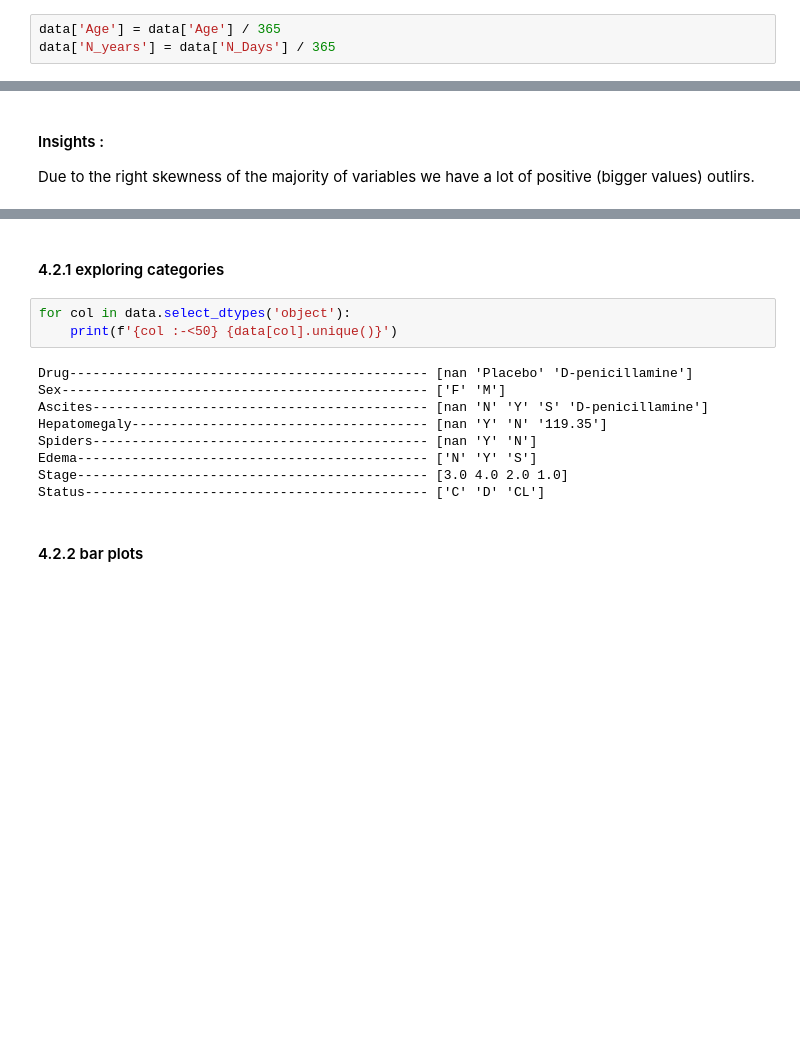
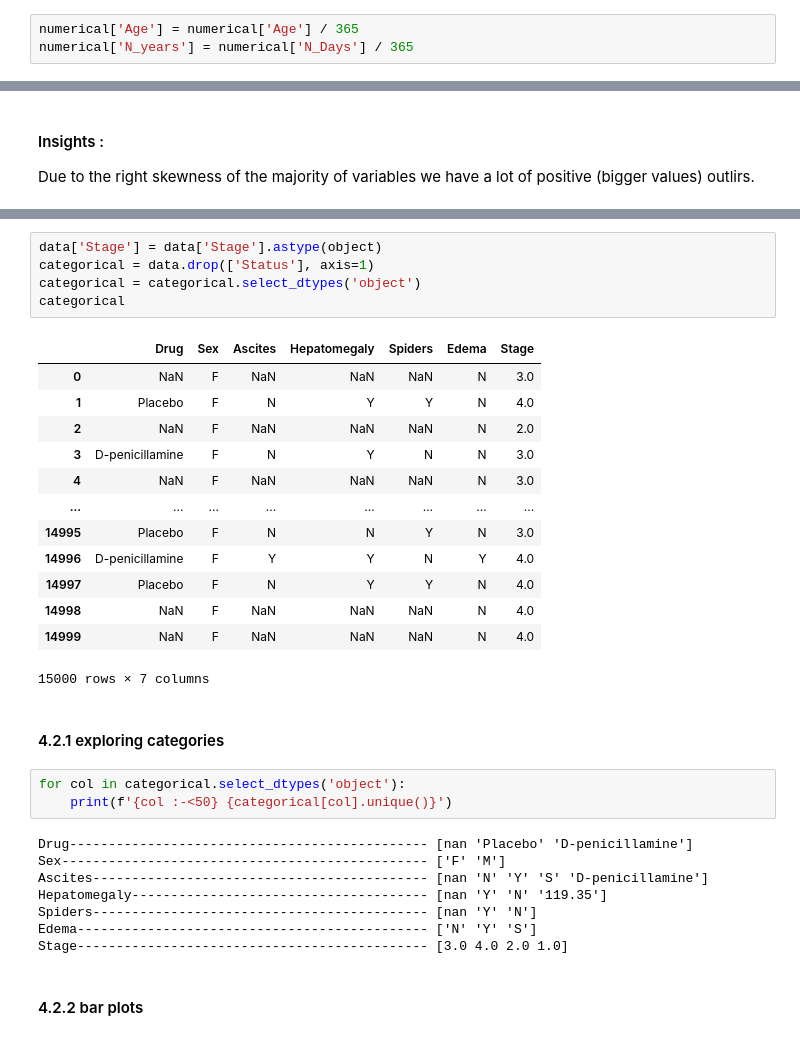
Before and after one commit to RiyadspX/Patients-Multi-class-Classification, a Jupyter notebook: notebooks/EDAx.ipynb, the cells around one changed output, grey strips where cells are left out. Cells and saved outputs as stored; diff of their text form; blank space fills up the shorter version.

```diff
--- a/notebooks/EDAx.ipynb
+++ b/notebooks/EDAx.ipynb
@@ -245,3 +260,3 @@ D = data[data['Status']=='D']
 # %%
-data['Age'] = data['Age'] / 365
-data['N_years'] = data['N_Days'] / 365
+numerical['Age'] = numerical['Age'] / 365
+numerical['N_years'] = numerical['N_Days'] / 365
@@ -312,8 +328,27 @@ Due to the right skewness of the majority of variables we have a lot of positive
+# %%
+data['Stage'] = data['Stage'].astype(object)
+categorical = data.drop(['Status'], axis=1)
+categorical = categorical.select_dtypes('object')
+categorical
+# %% [output]
+|  | Drug | Sex | Ascites | Hepatomegaly | Spiders | Edema | Stage |
+| 0 | NaN | F | NaN | NaN | NaN | N | 3.0 |
+| 1 | Placebo | F | N | Y | Y | N | 4.0 |
+| 2 | NaN | F | NaN | NaN | NaN | N | 2.0 |
+| 3 | D-penicillamine | F | N | Y | N | N | 3.0 |
+| 4 | NaN | F | NaN | NaN | NaN | N | 3.0 |
+| ... | ... | ... | ... | ... | ... | ... | ... |
+| 14995 | Placebo | F | N | N | Y | N | 3.0 |
+| 14996 | D-penicillamine | F | Y | Y | N | Y | 4.0 |
+| 14997 | Placebo | F | N | Y | Y | N | 4.0 |
+| 14998 | NaN | F | NaN | NaN | NaN | N | 4.0 |
+| 14999 | NaN | F | NaN | NaN | NaN | N | 4.0 |
+15000 rows × 7 columns
 # %% [markdown]
 #### 4.2.1 exploring categories
 # %%
-for col in data.select_dtypes('object'):
-    print(f'{col :-<50} {data[col].unique()}')
+for col in categorical.select_dtypes('object'):
+    print(f'{col :-<50} {categorical[col].unique()}')
 # %% [output]
 Drug---------------------------------------------- [nan 'Placebo' 'D-penicillamine']
 Sex----------------------------------------------- ['F' 'M']
@@ -322,7 +357,6 @@ Hepatomegaly-------------------------------------- [nan 'Y' 'N' '119.35']
 Spiders------------------------------------------- [nan 'Y' 'N']
 Edema--------------------------------------------- ['N' 'Y' 'S']
 Stage--------------------------------------------- [3.0 4.0 2.0 1.0]
-Status-------------------------------------------- ['C' 'D' 'CL']
 # %% [markdown]
 #### 4.2.2 bar plots
 # %%
```
Also changed, not shown: parts of 35 cells of this notebook, 18 other files.
